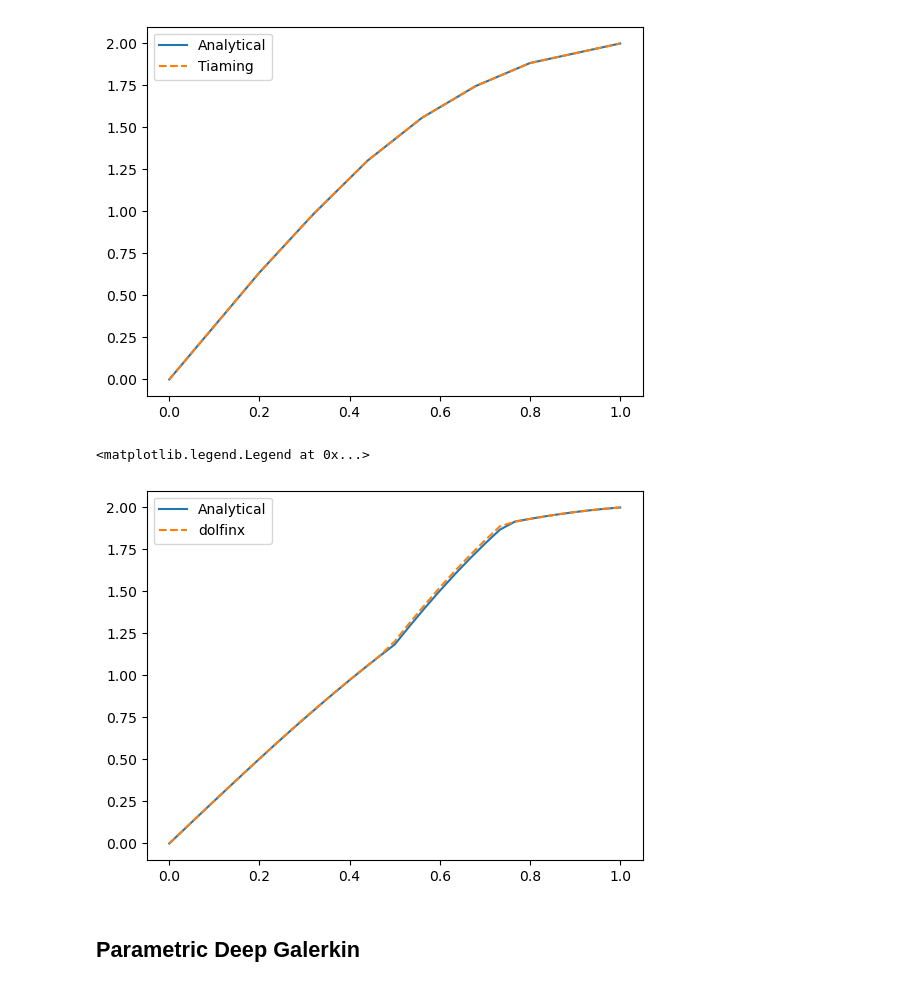
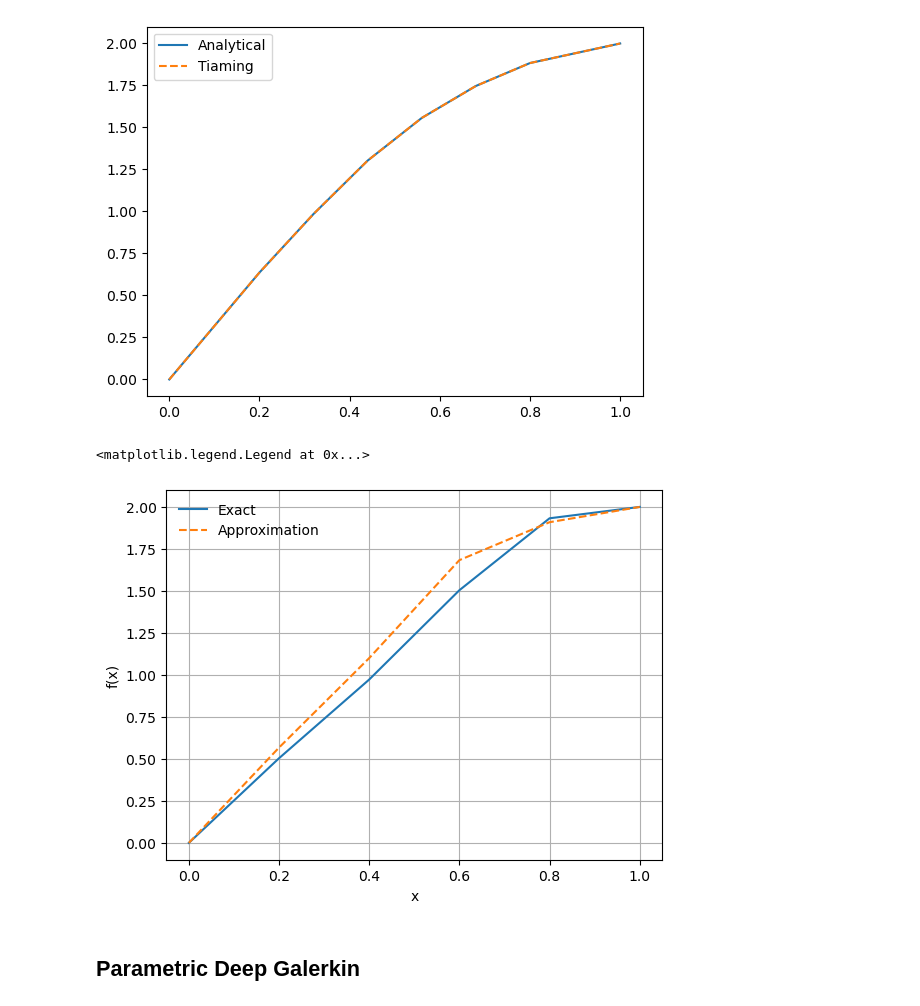
Before and after one commit to ChristianJzB/Projects, a Jupyter notebook: Deep_Solvers/Inverse_Problems/Elliptic/Attempts/1_TiaEx2.ipynb, the cells around one changed output. Drawn from its saved outputs; the diff is of its cells as text; code cells hidden in the pictures.

```diff
--- a/Deep_Solvers/Inverse_Problems/Elliptic/Attempts/1_TiaEx2.ipynb
+++ b/Deep_Solvers/Inverse_Problems/Elliptic/Attempts/1_TiaEx2.ipynb
@@ -197,24 +197,27 @@ plt.legend()
 # %%
 theta_true = [0.01, -0.5]
 
-solver = FEMSolver(theta_true)  # Initialize with first theta value
+solver = FEMSolver(theta_true,vert = 5)  # Initialize with first theta value
 
 solution = solver.solve()
 
 x, y = solver.solution_array()
 
 y_e = []
 for xx in x[:,0]:
     y_e.append(exact_solution (xx, theta_true[0], theta_true[1]))
 
 
-plt.plot(x[:,0],y_e,label = "Analytical")
-plt.plot(x[:,0],y,label ="dolfinx",linestyle = "--")
+plt.plot(x[:,0],y_e,label = "Exact")
+plt.plot(x[:,0],y,label ="Approximation",linestyle = "--")
+plt.xlabel("x")
+plt.ylabel("f(x)")
 
-plt.legend()
+plt.grid(True)
+plt.legend(frameon = False)
 # %% [output]
 <matplotlib.legend.Legend at 0x...>
-[figure, old version]
+[figure, new version]
 # %% [markdown]
 ## Parametric Deep Galerkin
 # %%
```
Also changed, not shown: 3 other files.
